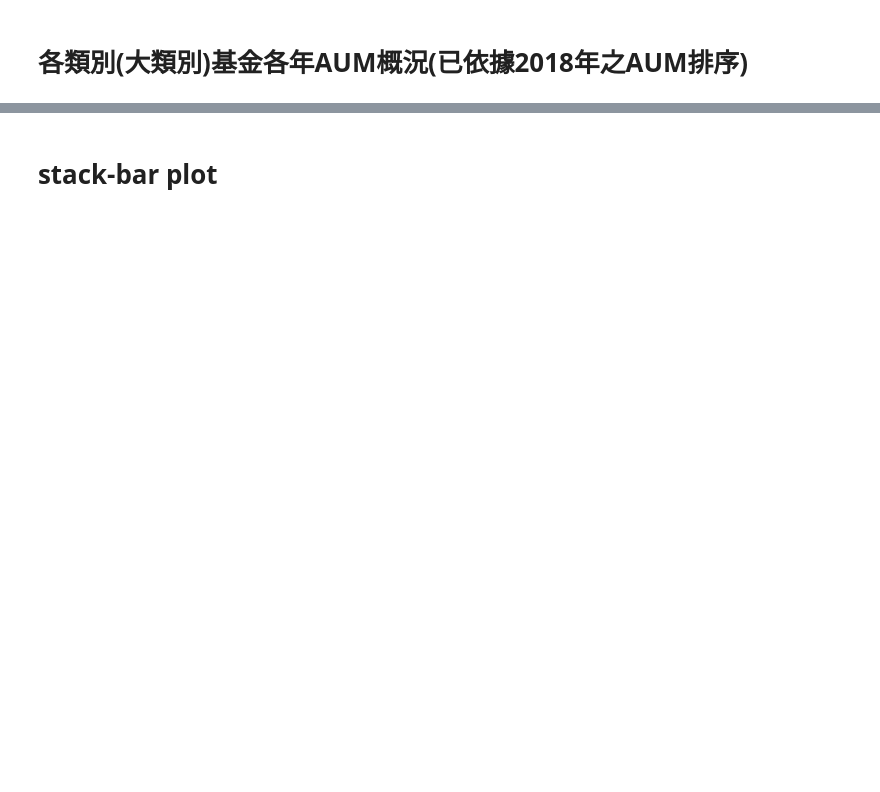
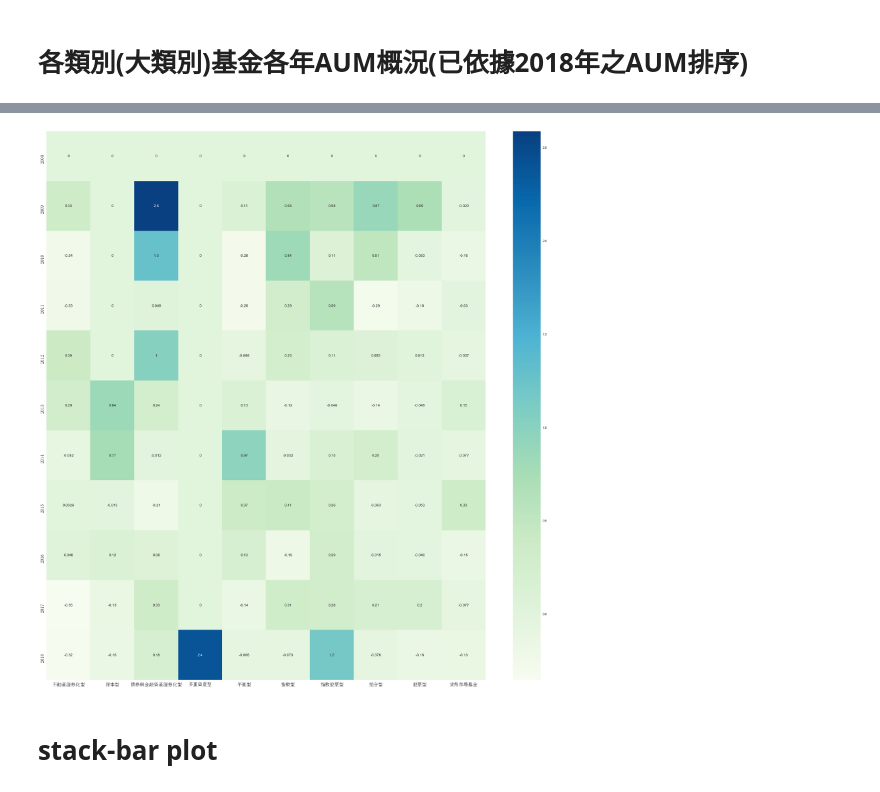
Before and after one commit to Andy-Liu66/Chip-Project, a Jupyter notebook: Analysis-2.ipynb, the cells around one changed output, grey strips where cells are left out. Saved outputs shown, nothing was run; the diff lists cells and outputs as text; code cells hidden in the pictures; blank space fills up the shorter version.

```diff
--- a/Analysis-2.ipynb
+++ b/Analysis-2.ipynb
@@ -158,3 +244,20 @@ for i in range(len(big_category_order)):
+# %%
+# result['total_count'] = result.apply(lambda x: x.sum(), axis=1)
+# result.sort_values('total_count', ascending=False, inplace=True)
+# result.drop(columns='total_count', inplace=True)
+
+import seaborn as sns; sns.set()
+from matplotlib import cm
+from matplotlib.font_manager import FontProperties
+font = FontProperties(fname=r"c:\windows\Fonts\SimSun.ttc", size=15)
+
+plt.figure(figsize=(25, 25))
+ax = sns.heatmap(result, annot=True, cmap=cm.GnBu) # , fmt="d"
+ax.set_yticklabels(result.index, fontproperties=font)
+ax.set_xticklabels(name_list, fontproperties=font)
+plt.tight_layout();
+# %% [output]
+[figure, added]
 # %% [markdown]
 # stack-bar plot
 # %%
```
Also changed, not shown: parts of 15 cells of this notebook.
